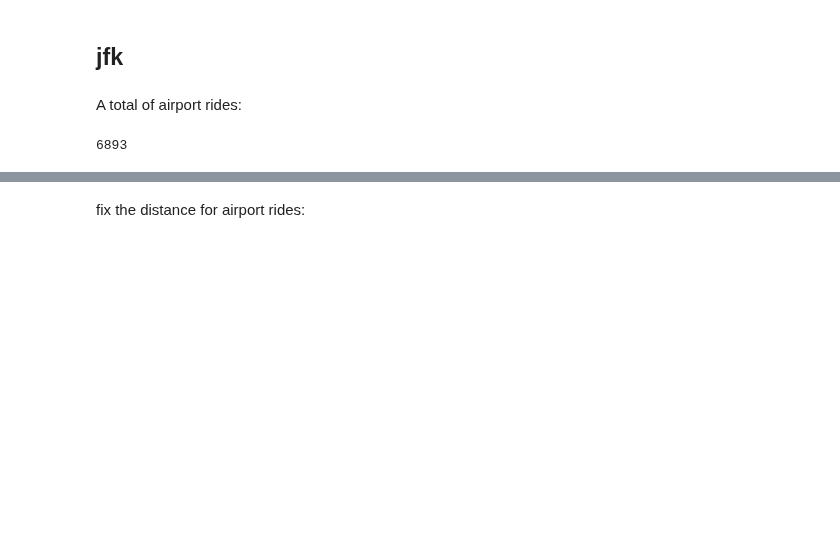
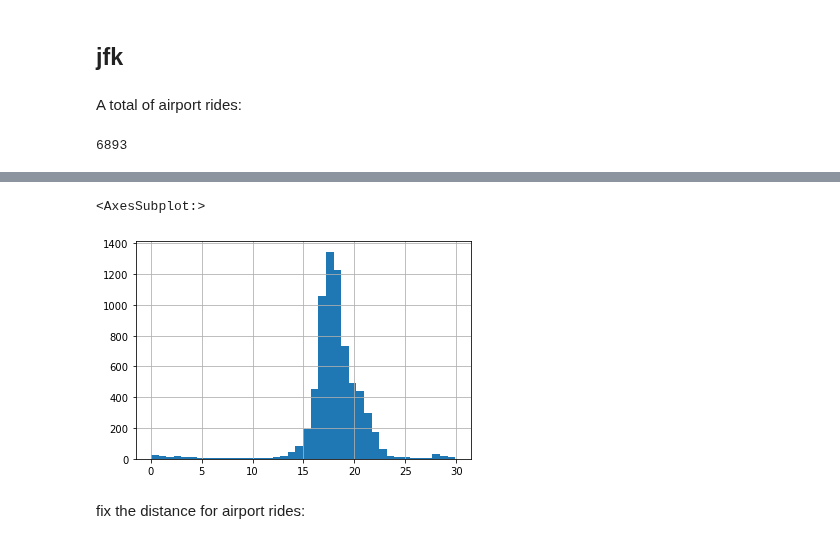
Before and after one commit to MichalKrzyzanski2002/Foundations-Data-Science-Project, a Jupyter notebook: prediction_kuba.ipynb, the cells around one changed output, grey strips where cells are left out. Saved outputs shown, nothing was run; the diff lists cells and outputs as text; code cells hidden in the pictures; blank space fills up the shorter version.

Commit message:
added one graph

```diff
--- a/prediction_kuba.ipynb
+++ b/prediction_kuba.ipynb
@@ -44,3 +51,9 @@ df.head()
+# %%
+mask = (df['manhattan_airport'] == 1)&(df['trip_distance'] < 30)
+df[mask]['trip_distance'].hist(bins = 40)
+# %% [output]
+<AxesSubplot:>
+[figure, added]
 # %% [markdown]
 fix the distance for airport rides:
 # %%
```
Also changed, not shown: parts of 3 cells of this notebook, 1 other file.
